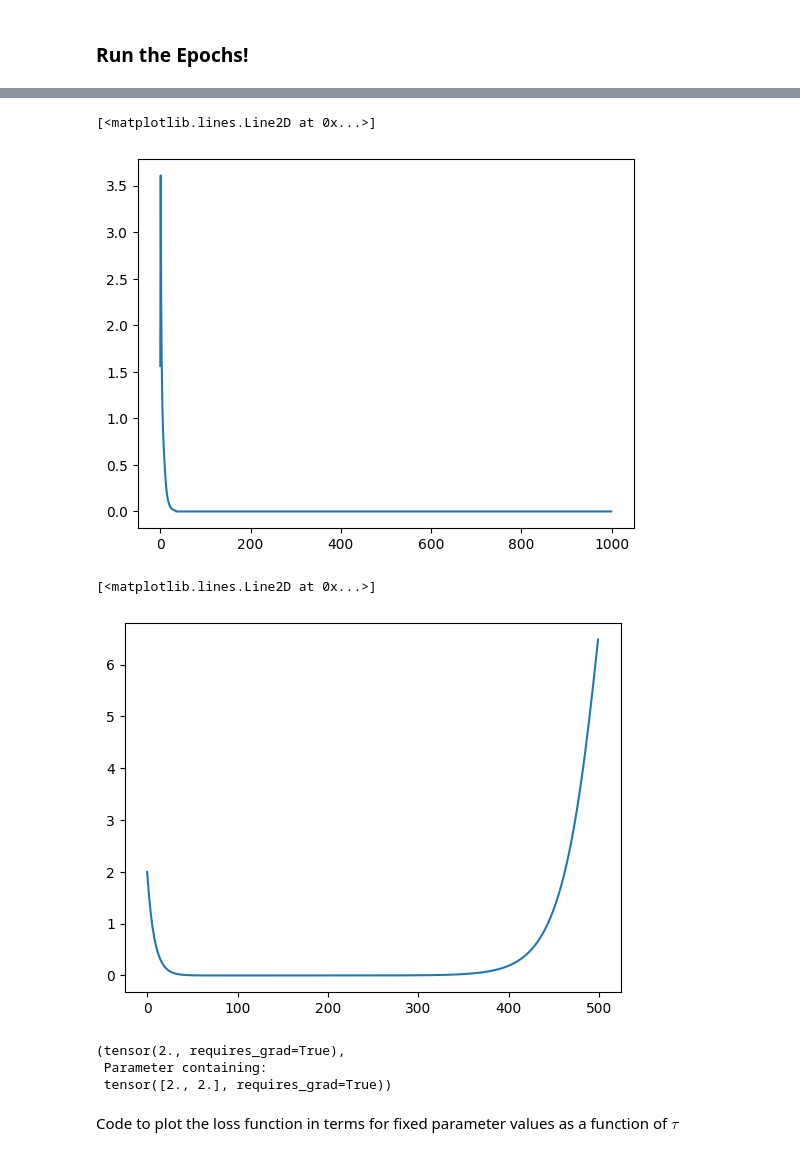
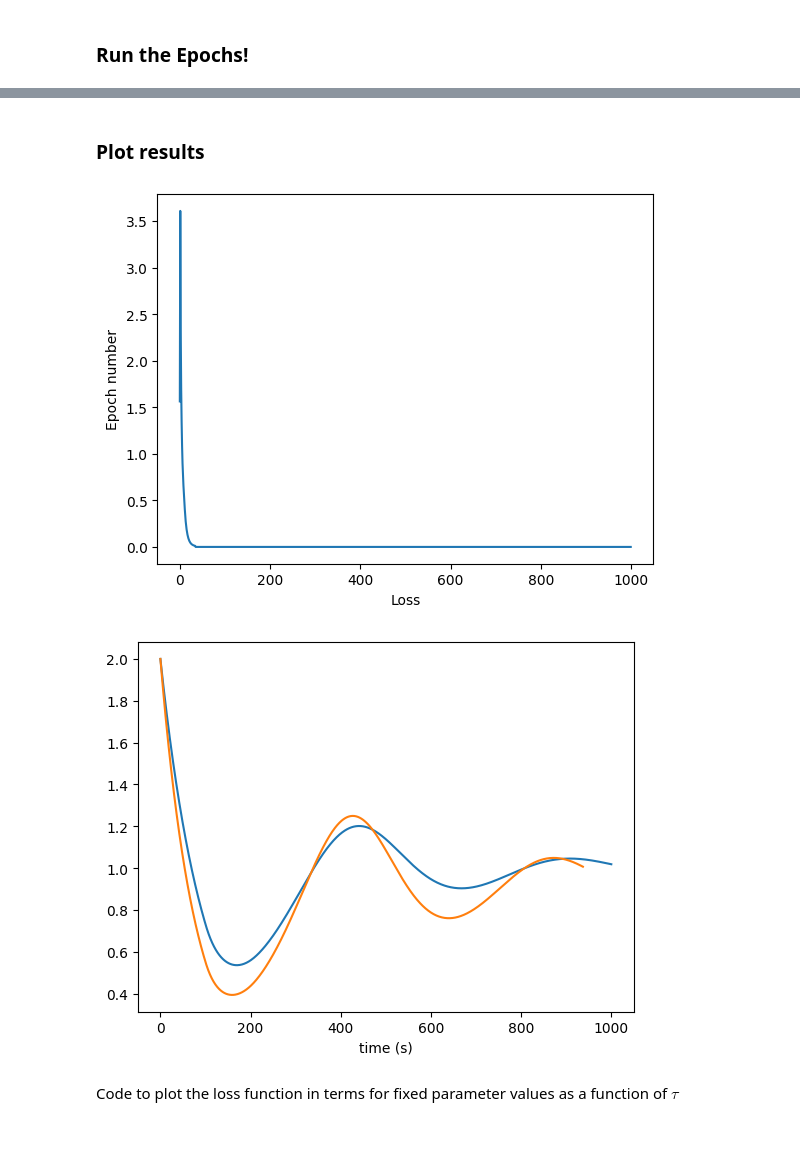
Before and after one commit to punkduckable/NDDE, a Jupyter notebook: NDDE_1D.ipynb, the cells around one changed output, grey strips where cells are left out. Cells and saved outputs as stored; diff of their text form; code cells hidden in the pictures.

Commit message:
Rewrote plotting code at the end + fixed bugs
I also refined the output/printouts.

```diff
--- a/NDDE_1D.ipynb
+++ b/NDDE_1D.ipynb
@@ -356,7 +348,7 @@ class NDDE_1D(torch.nn.Module):
 
 These are functions which we need to run the Epochs. Currently, this consists of `loss_fn` and `Interpolate_Trajectory`. The former defines the loss we try to minimize while the latter allows us to interpolate the solution of a DDE. The latter is needed because $tau$ changes as we train the model (and chaning tau changes the step size, which changes the times at which the DDE solver finds solutions to the DDE).
 # %%
-def loss_fn(predictions : torch.Tensor, targets : torch.Tensor, tau : torch.Tensor):
+def loss_fn(predictions : torch.Tensor, targets : torch.Tensor, tau : torch.Tensor) -> torch.Tensor:
     l : float = 0.;
     return torch.mean(torch.square(predictions - targets)) + l*tau**2;
 
@@ -407,12 +399,12 @@ DDE_Module  = NDDE_1D(Model);
 
 # Pick a starting position, tau, and x_0
 x_0     = torch.tensor([2.0],   requires_grad = True);
-t_f     = torch.tensor(10.0,    requires_grad = True);
+t_f     = torch.tensor(10.0,    requires_grad = False);
 tau     = torch.tensor(2.0,     requires_grad = True);
 
 # Select the optimizer.
 Param_List : List = list(Model.parameters()) + [tau];
-optimizer = torch.optim.Adam(Param_List, lr = 0.1);
+Optimizer = torch.optim.Adam(Param_List, lr = 0.1);
 # %% [markdown]
 ### Run the Epochs!
 # %%
@@ -445,28 +437,37 @@ for epoch in range(n_epochs):
         Target_Trajectory : torch.Tensor = Interpolate_Trajectory(x_True, t_True, N);
 
         # Compute the loss!
-        loss : torch.Tensor = loss_fn(Predicted_Trajectory, Target_Trajectory, tau);
+        Loss : torch.Tensor = loss_fn(Predicted_Trajectory, Target_Trajectory, tau);
 
         # Check if loss is low enough to stop
-        if loss < 0.01:
+        if Loss < 0.01:
             print("converged after %d epochs" % epoch);
             break;
 
         # Otherwise, run one step of the optimizer!
-        optimizer.zero_grad();
-        loss.backward();
-        optimizer.step();
+        Optimizer.zero_grad();
+        Loss.backward();
+        Optimizer.step();
 
         # Report loss and stuff.
         if epoch % 10 == 0:
-            print(epoch, ": Loss = ", loss, " tau = ", tau, "parameters = ", Model.Params);
+            print(  "%4d: "      % epoch,
+                    " Loss = %7.5f" % Loss.item(),
+                    " | tau = %7.5f" % tau.item(),
+                    " | grad tau = %9.5f" % tau.grad.item(),
+                    " | Params = %7.5f, %7.5f" % (Model.Params[0], Model.Params[1]),
+                    " | grad Params = %9.5f, %9.5f" % (Model.Params.grad[0], Model.Params.grad[1]));
             plt.plot(Predicted_Trajectory[0].detach().numpy());
 
         # save the data for printing later
-        loss_iterations[epoch]          = loss;
+        loss_iterations[epoch]          = Loss;
         parameter_iterations[epoch, :]  = Model.Params;
         tau_iterations[epoch]           = tau;
     else:
         print("Something went wrong :(");
         break;
+
+# Report final tau, parameter values.
+print("Final values:");
+print("tau = %7.5f, c_0 = %7.5f, c_1 = %7.5f" % (tau.item(), Model.Params[0], Model.Params[1]));
 # %% [output]
@@ -482,21 +481,21 @@ converged after 35 epochs
 [figure]
+# %% [markdown]
+### Plot results
 # %%
-plt.plot(loss_iterations.detach().numpy())
+# Loss history
+plt.figure(0);
+plt.plot(loss_iterations.detach().numpy());
+plt.xlabel("Loss");
+plt.ylabel("Epoch number");
+
+# Plot
+plt.figure(1);
+plt.plot(x_True[0].detach().numpy(), label = "true");
+plt.plot(Predicted_Trajectory[0].detach().numpy(), label = "discovered");
+plt.xlabel("time (s)");
 # %% [output]
-[<matplotlib.lines.Line2D at 0x...>]
-[figure, old version]
+[figure, new version]
+[figure, added]
-# %%
-plt.plot(x_True.detach().numpy(), label = "true")
-plt.plot(Predicted_Trajectory[0].detach().numpy(), label = "discovered")
-# %% [output]
-[<matplotlib.lines.Line2D at 0x...>]
-[figure, removed]
-# %%
-tau, Model.Params
-# %% [output]
-(tensor(2., requires_grad=True),
- Parameter containing:
- tensor([2., 2.], requires_grad=True))
 # %% [markdown]
 Code to plot the loss function in terms for fixed parameter values as a function of $\tau$
 # %%
```
Also changed, not shown: parts of 7 cells of this notebook.
